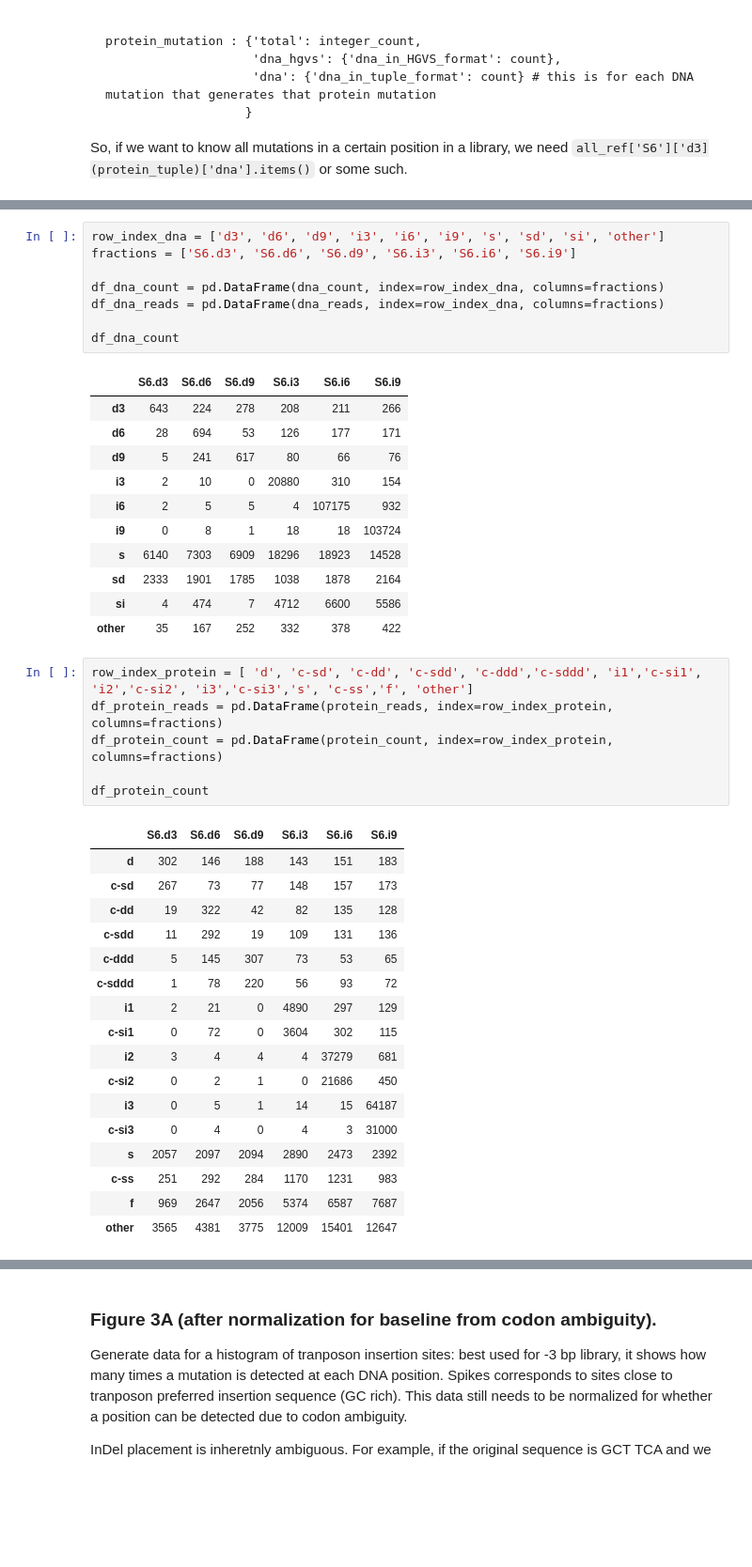
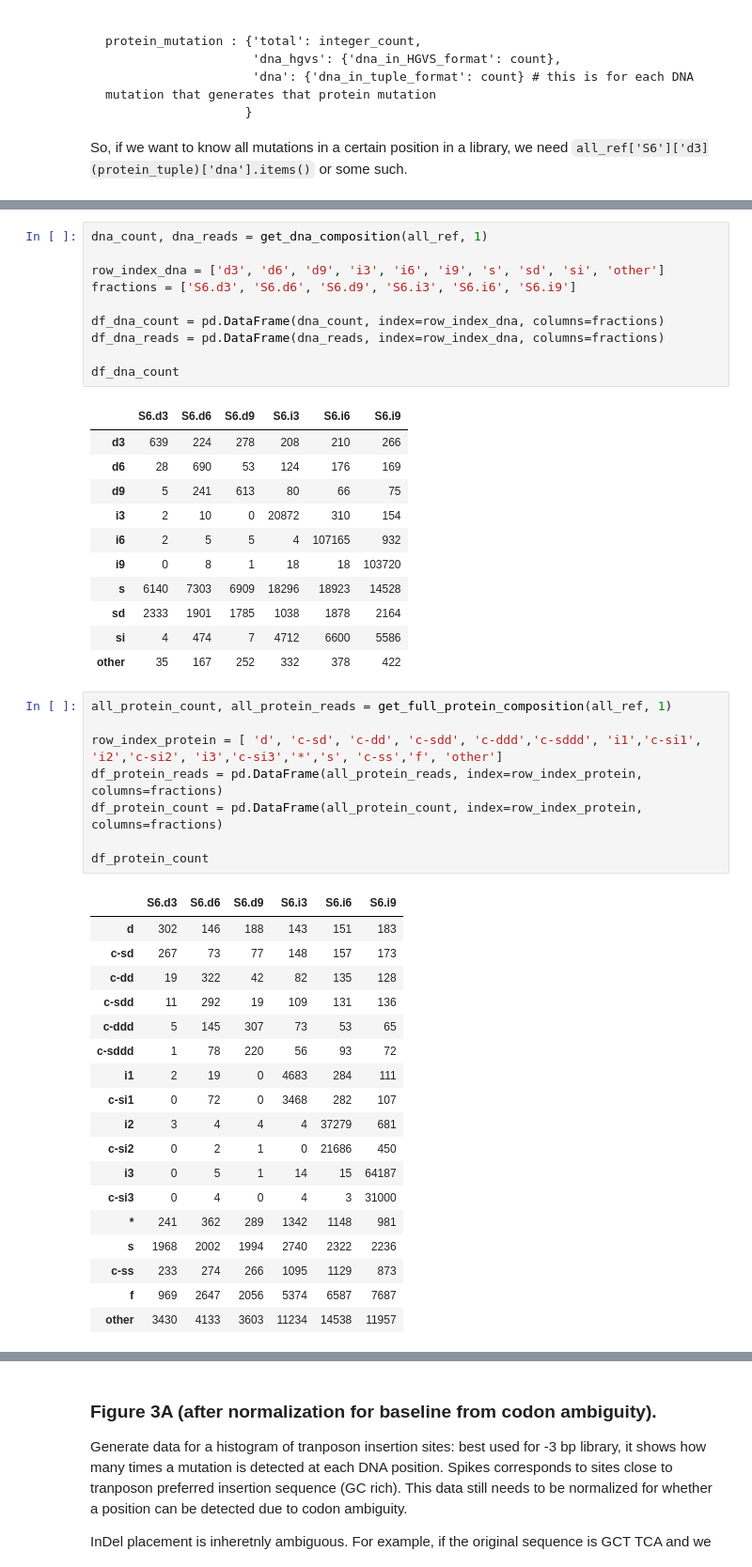
Before and after one commit to fhlab/TRIAD, a Jupyter notebook: TRIAD_composition_figures.ipynb, the cells around one changed output, grey strips where cells are left out. Shown at 94% size. Drawn from its saved outputs; the diff is of its cells as text; blank space fills up the shorter version.

Commit message:
Generate reads to analyse baseline for large insertion library

```diff
--- a/TRIAD_composition_figures.ipynb
+++ b/TRIAD_composition_figures.ipynb
@@ -219,4 +367,6 @@ b None 90659
 # %%
+dna_count, dna_reads = get_dna_composition(all_ref, 1)
+
 row_index_dna = ['d3', 'd6', 'd9', 'i3', 'i6', 'i9', 's', 'sd', 'si', 'other']
 fractions = ['S6.d3', 'S6.d6', 'S6.d9', 'S6.i3', 'S6.i6', 'S6.i9']
 
@@ -226,37 +376,40 @@ df_dna_reads = pd.DataFrame(dna_reads, index=row_index_dna, columns=fractions)
 df_dna_count
 # %% [output]
 |  | S6.d3 | S6.d6 | S6.d9 | S6.i3 | S6.i6 | S6.i9 |
-| d3 | 643 | 224 | 278 | 208 | 211 | 266 |
-| d6 | 28 | 694 | 53 | 126 | 177 | 171 |
-| d9 | 5 | 241 | 617 | 80 | 66 | 76 |
-| i3 | 2 | 10 | 0 | 20880 | 310 | 154 |
-| i6 | 2 | 5 | 5 | 4 | 107175 | 932 |
-| i9 | 0 | 8 | 1 | 18 | 18 | 103724 |
+| d3 | 639 | 224 | 278 | 208 | 210 | 266 |
+| d6 | 28 | 690 | 53 | 124 | 176 | 169 |
+| d9 | 5 | 241 | 613 | 80 | 66 | 75 |
+| i3 | 2 | 10 | 0 | 20872 | 310 | 154 |
+| i6 | 2 | 5 | 5 | 4 | 107165 | 932 |
+| i9 | 0 | 8 | 1 | 18 | 18 | 103720 |
 | s | 6140 | 7303 | 6909 | 18296 | 18923 | 14528 |
 | sd | 2333 | 1901 | 1785 | 1038 | 1878 | 2164 |
 | si | 4 | 474 | 7 | 4712 | 6600 | 5586 |
 | other | 35 | 167 | 252 | 332 | 378 | 422 |
 # %%
-row_index_protein = [ 'd', 'c-sd', 'c-dd', 'c-sdd', 'c-ddd','c-sddd', 'i1','c-si1', 'i2','c-si2', 'i3','c-si3','s', 'c-ss','f', 'other']
-df_protein_reads = pd.DataFrame(protein_reads, index=row_index_protein, columns=fractions)
-df_protein_count = pd.DataFrame(protein_count, index=row_index_protein, columns=fractions)
+all_protein_count, all_protein_reads = get_full_protein_composition(all_ref, 1)
+
+row_index_protein = [ 'd', 'c-sd', 'c-dd', 'c-sdd', 'c-ddd','c-sddd', 'i1','c-si1', 'i2','c-si2', 'i3','c-si3','*','s', 'c-ss','f', 'other']
+df_protein_reads = pd.DataFrame(all_protein_reads, index=row_index_protein, columns=fractions)
+df_protein_count = pd.DataFrame(all_protein_count, index=row_index_protein, columns=fractions)
 
 df_protein_count
 # %% [output]
 |  | S6.d3 | S6.d6 | S6.d9 | S6.i3 | S6.i6 | S6.i9 |
 | d | 302 | 146 | 188 | 143 | 151 | 183 |
 | c-sd | 267 | 73 | 77 | 148 | 157 | 173 |
 | c-dd | 19 | 322 | 42 | 82 | 135 | 128 |
 | c-sdd | 11 | 292 | 19 | 109 | 131 | 136 |
 | c-ddd | 5 | 145 | 307 | 73 | 53 | 65 |
 | c-sddd | 1 | 78 | 220 | 56 | 93 | 72 |
-| i1 | 2 | 21 | 0 | 4890 | 297 | 129 |
-| c-si1 | 0 | 72 | 0 | 3604 | 302 | 115 |
+| i1 | 2 | 19 | 0 | 4683 | 284 | 111 |
+| c-si1 | 0 | 72 | 0 | 3468 | 282 | 107 |
 | i2 | 3 | 4 | 4 | 4 | 37279 | 681 |
 | c-si2 | 0 | 2 | 1 | 0 | 21686 | 450 |
 | i3 | 0 | 5 | 1 | 14 | 15 | 64187 |
 | c-si3 | 0 | 4 | 0 | 4 | 3 | 31000 |
-| s | 2057 | 2097 | 2094 | 2890 | 2473 | 2392 |
-| c-ss | 251 | 292 | 284 | 1170 | 1231 | 983 |
+| * | 241 | 362 | 289 | 1342 | 1148 | 981 |
+| s | 1968 | 2002 | 1994 | 2740 | 2322 | 2236 |
+| c-ss | 233 | 274 | 266 | 1095 | 1129 | 873 |
 | f | 969 | 2647 | 2056 | 5374 | 6587 | 7687 |
-| other | 3565 | 4381 | 3775 | 12009 | 15401 | 12647 |
+| other | 3430 | 4133 | 3603 | 11234 | 14538 | 11957 |
```
Also changed, not shown: parts of 21 cells of this notebook, 6 other files.
